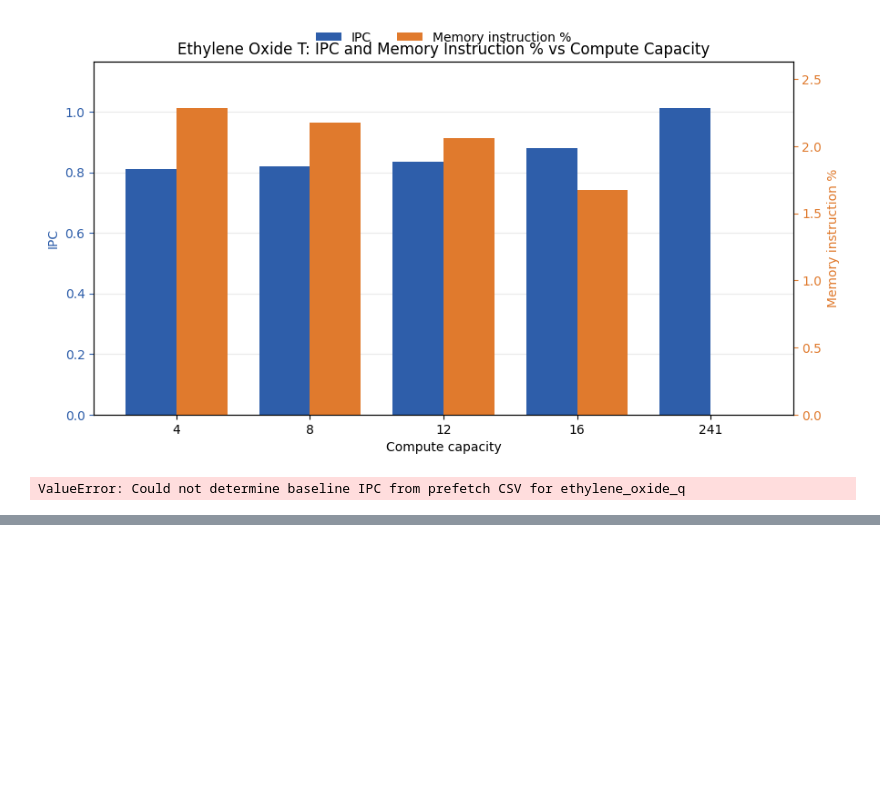
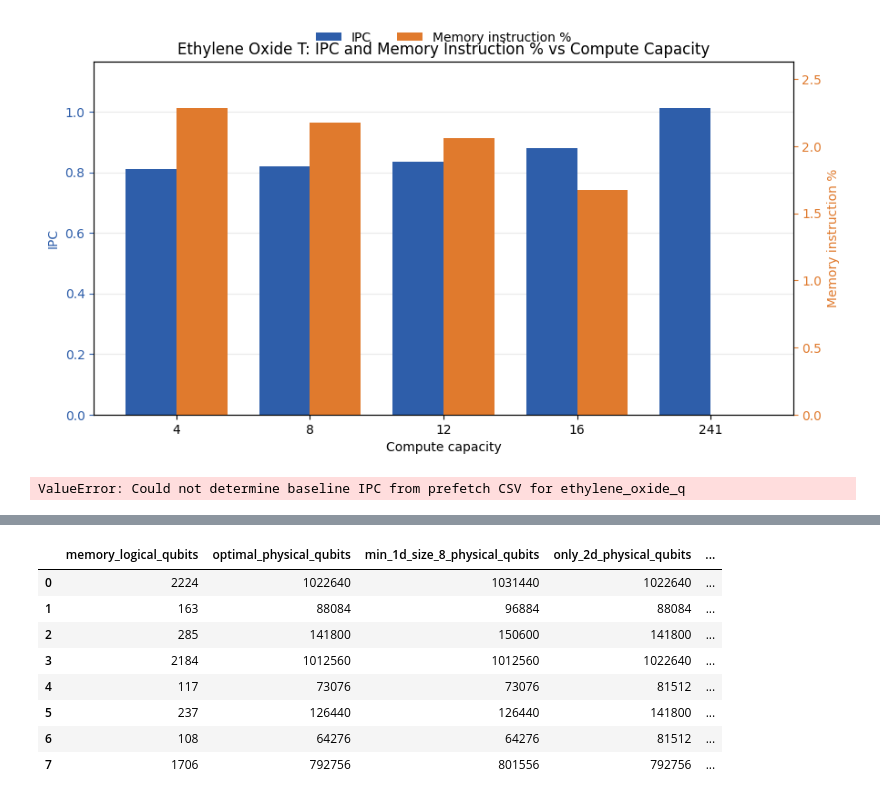
Before and after one commit to gunagya/quicksilver, a Jupyter notebook: results/graphs.ipynb, the cells around one changed output, grey strips where cells are left out. Cells and saved outputs as stored; diff of their text form; code cells hidden in the pictures; blank space fills up the shorter version.

Commit message:
Adding data of results

```diff
--- a/results/graphs.ipynb
+++ b/results/graphs.ipynb
@@ -1186,0 +936,82 @@ GMean speedups: {'Cache LRU': 2.2748, 'Cache OPT': 2.6182, 'Prefetch LRU': 3.982
+# %%
+import re
+import subprocess
+import pandas as pd
+
+
+def optimize_memory_config_physical_qubit_table(qubit_counts=None, error_rate=3e-15):
+    if qubit_counts is None:
+        qubit_counts = [2224, 163, 285, 2184, 117, 237, 108, 1706]
+
+    executable_candidates = [
+        ROOT / 'build' / 'optimize_memory_config',
+        RESULTS_DIR.parent / 'build' / 'optimize_memory_config',
+        Path('build/optimize_memory_config'),
+    ]
+    executable = next((candidate for candidate in executable_candidates if candidate.exists()), None)
+    if executable is None:
+        raise FileNotFoundError('Could not find build/optimize_memory_config')
+
+    configurations = [
+        ('optimal', []),
+        ('min_1d_size_8', ['--min-1d-size', '8']),
+        ('only_2d', ['--only-2d']),
+    ]
+
+    total_physical_qubits = {label: [] for label, _ in configurations}
+    physical_qubits_pattern = re.compile(r'^Total physical qubits:\s*(\d+)\s*$')
+
+    for logical_qubits in qubit_counts:
+        for label, extra_args in configurations:
+            command = [
+                str(executable),
+                '--max-2d-grid-length', '24',
+                *extra_args,
+                str(error_rate),
+                str(logical_qubits),
+            ]
+            completed = subprocess.run(command, capture_output=True, text=True, check=True)
+
+            match = None
+            for line in completed.stdout.splitlines():
+                current_match = physical_qubits_pattern.match(line.strip())
+                if current_match is not None:
+                    match = current_match
+
+            if match is None:
+                raise ValueError(
+                    f'Could not parse total physical qubits for {label} at logical qubits={logical_qubits}\n'
+                    f'Command: {" ".join(command)}\n\n{completed.stdout}'
+                )
+
+            total_physical_qubits[label].append(int(match.group(1)))
+
+    rows = []
+    for idx, logical_qubits in enumerate(qubit_counts):
+        optimal = total_physical_qubits['optimal'][idx]
+        min_1d_size_8 = total_physical_qubits['min_1d_size_8'][idx]
+        only_2d = total_physical_qubits['only_2d'][idx]
+        rows.append({
+            'memory_logical_qubits': logical_qubits,
+            'optimal_physical_qubits': optimal,
+            'min_1d_size_8_physical_qubits': min_1d_size_8,
+            'only_2d_physical_qubits': only_2d,
+            'min_1d_size_8_minus_optimal': min_1d_size_8 - optimal,
+            'min_1d_size_8_overhead_percent': 100.0 * (min_1d_size_8 - optimal) / optimal,
+            'only_2d_minus_optimal': only_2d - optimal,
+        })
+
+    return pd.DataFrame(rows)
+
+
+optimize_memory_config_physical_qubit_table()
+# %% [output]
+|  | memory_logical_qubits | optimal_physical_qubits | min_1d_size_8_physical_qubits | only_2d_physical_qubits | ... |
+| 0 | 2224 | 1022640 | 1031440 | 1022640 | ... |
+| 1 | 163 | 88084 | 96884 | 88084 | ... |
+| 2 | 285 | 141800 | 150600 | 141800 | ... |
+| 3 | 2184 | 1012560 | 1012560 | 1022640 | ... |
+| 4 | 117 | 73076 | 73076 | 81512 | ... |
+| 5 | 237 | 126440 | 126440 | 141800 | ... |
+| 6 | 108 | 64276 | 64276 | 81512 | ... |
+| 7 | 1706 | 792756 | 801556 | 792756 | ... |
```
Also changed, not shown: parts of 8 cells of this notebook, 22 other files.
